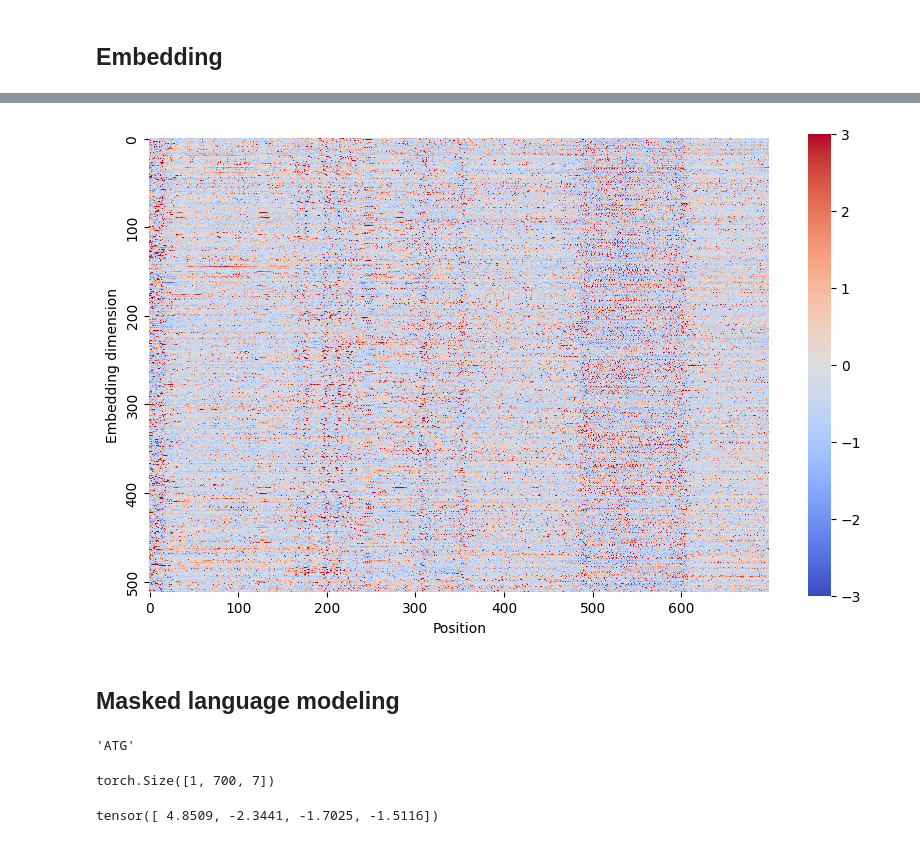
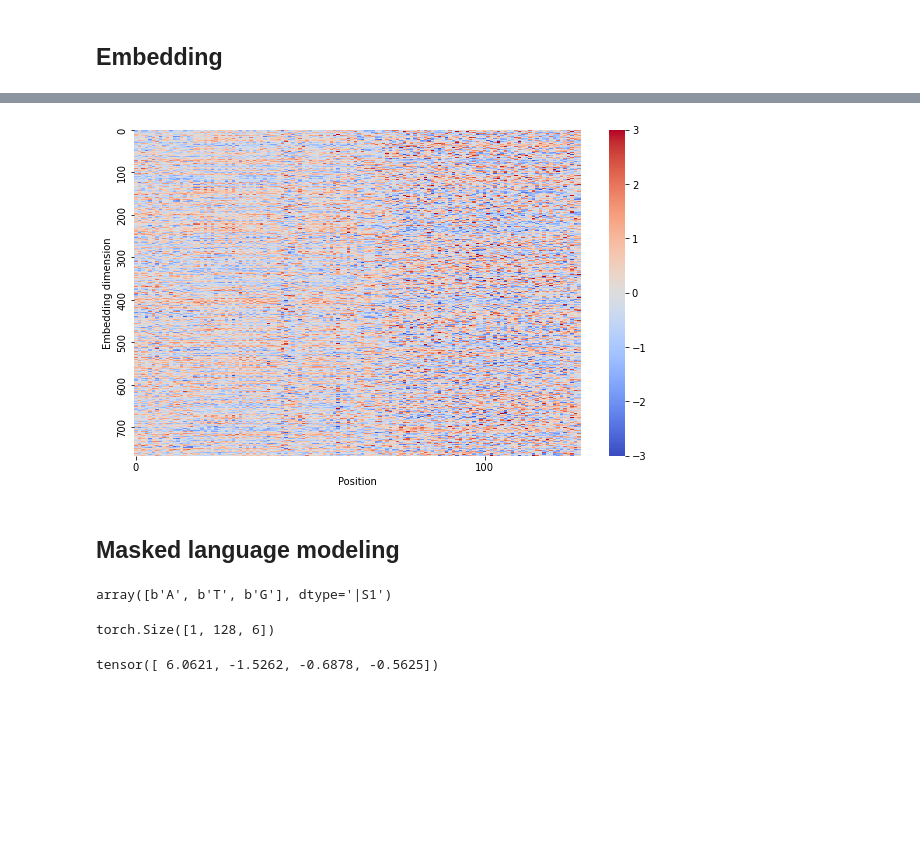
Before and after one commit to songlab-cal/gpn, a Jupyter notebook: examples/msa/basic_example.ipynb, the cells around one changed output, grey strips where cells are left out. Saved outputs shown, nothing was run; the diff lists cells and outputs as text; code cells hidden in the pictures; blank space fills up the shorter version.

```diff
--- a/examples/msa/basic_example.ipynb
+++ b/examples/msa/basic_example.ipynb
@@ -68,0 +43,4 @@ tensor([4, 5, 5, 5, 6, 6, 3, 3, 3, 3])
+# %%
+# tokenized msa
+msa = genome_msa.get_msa("6", 31575665, 31575793, strand="+", tokenize=True)
+msa
@@ -68,0 +55,3 @@ tensor([4, 5, 5, 5, 6, 6, 3, 3, 3, 3])
+# %%
+msa = torch.tensor(np.expand_dims(msa, 0).astype(np.int64))
+msa
@@ -68,0 +66,4 @@ tensor([4, 5, 5, 5, 6, 6, 3, 3, 3, 3])
+# %%
+# separating human from rest of species
+input_ids, aux_features = msa[:, :, 0], msa[:, :, 1:]
+input_ids.shape, aux_features.shape
@@ -74,5 +81,5 @@ model.eval();
 # %%
 with torch.no_grad():
-    embedding = model(input_ids=input_ids).last_hidden_state
+    embedding = model(input_ids=input_ids, aux_features=aux_features).last_hidden_state
 embedding.shape
 # %% [output]
@@ -102,16 +108,16 @@ embedding_df
 # %%
-# If you squint you can see the exon locations :)
+# hard to see much, there seem to be differences between 5' UTR and CDS though
 plt.figure(figsize=(10, 6))
-sns.heatmap(embedding_df.T, center=0, vmin=-3, vmax=3, cmap="coolwarm", square=True, xticklabels=100, yticklabels=100);
+sns.heatmap(embedding_df.T, center=0, vmin=-3, vmax=3, cmap="coolwarm", square=False, xticklabels=100, yticklabels=100);
 # %% [output]
-[figure, old version]
+[figure, new version]
 # %% [markdown]
 ## Masked language modeling
 # %%
 model_for_mlm = AutoModelForMaskedLM.from_pretrained(model_path)
 model_for_mlm.eval();
-# %%
-seq[489:492]  # Start codon
-# %% [output]
-'ATG'
+# %%
+raw_msa[76:79, 0]  # Start codon
+# %% [output]
+array([b'A', b'T', b'G'], dtype='|S1')
 # %%
@@ -120,16 +127,16 @@ input_ids[0, pos] = tokenizer.mask_token_id
 # %%
 input_ids
 with torch.no_grad():
-    all_logits = model_for_mlm(input_ids=input_ids).logits
+    all_logits = model_for_mlm(input_ids=input_ids, aux_features=aux_features).logits
 all_logits.shape
 # %% [output]
-torch.Size([1, 700, 7])
+torch.Size([1, 128, 6])
 # %%
-nucleotides = list('acgt')
-logits = all_logits[0, pos, [tokenizer.get_vocab()[nc] for nc in nucleotides]]
+nucleotides = list('ACGT')
+logits = all_logits[0, pos, [tokenizer.vocab.index(nc) for nc in nucleotides]]
 logits
 # %% [output]
-tensor([ 4.8509, -2.3441, -1.7025, -1.5116])
+tensor([ 6.0621, -1.5262, -0.6878, -0.5625])
 # %%
 probs = torch.nn.functional.softmax(logits, dim=0).numpy()
 probs
```
Also changed, not shown: parts of 24 cells of this notebook, 1 other file.
